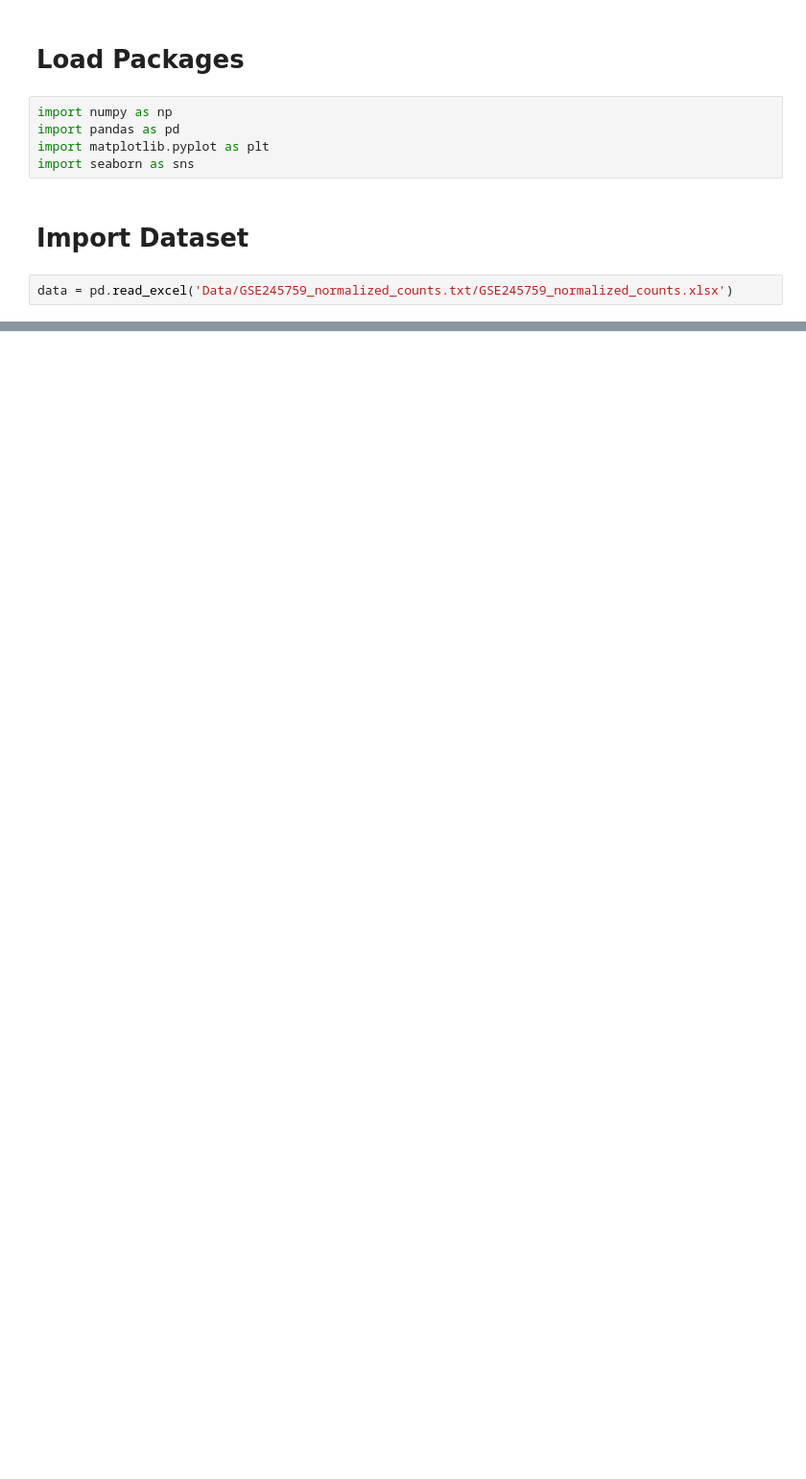
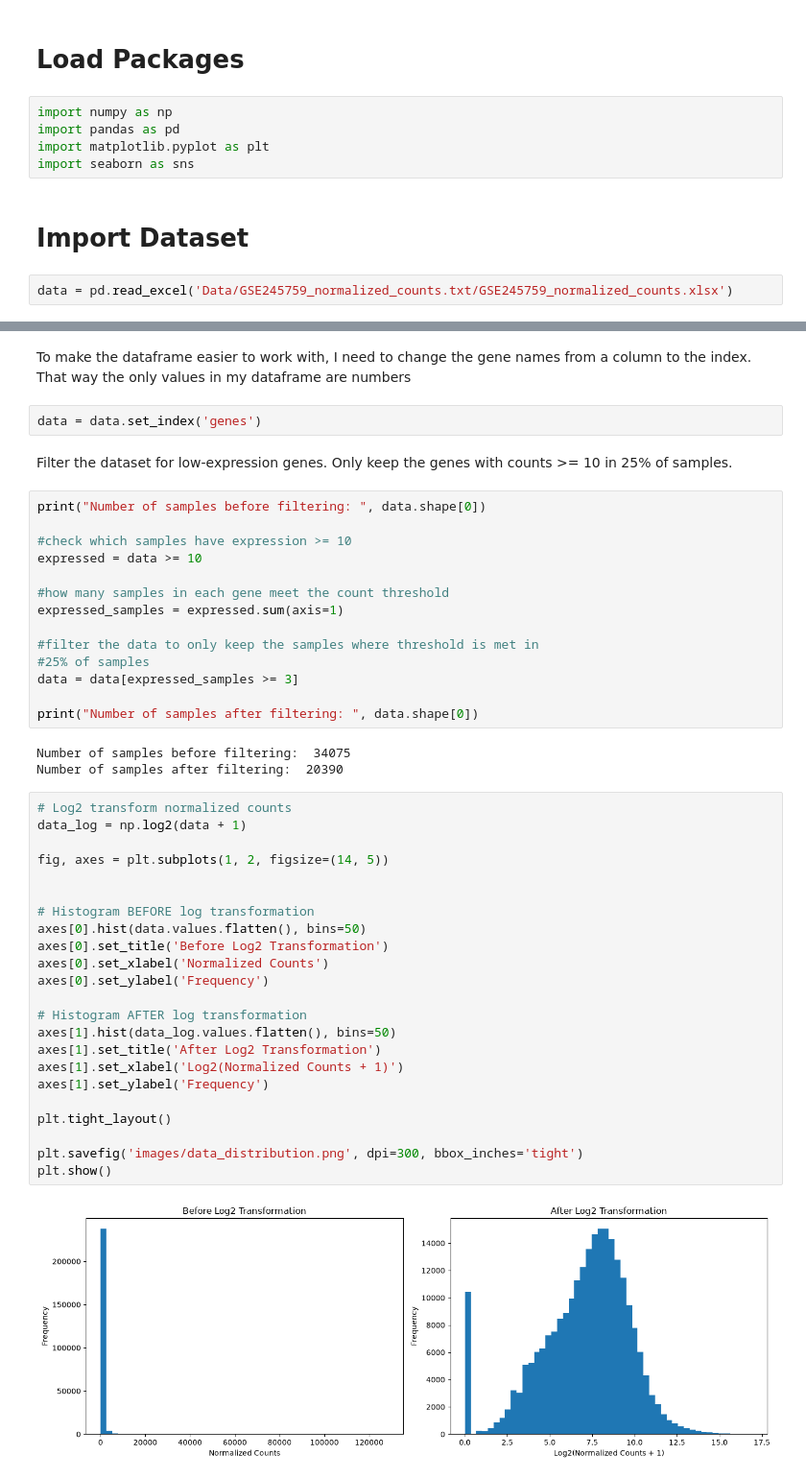
Before and after one commit to caroline-reges/Response-of-Tomato-Plant-to-Salinity-and-Heat-Stress, a Jupyter notebook: Code.ipynb, the cells around one changed output, grey strips where cells are left out. Shown at 96% size. Saved outputs shown, nothing was run; the diff lists cells and outputs as text; blank space fills up the shorter version.

Commit message:
finishing up data cleaning

```diff
--- a/Code.ipynb
+++ b/Code.ipynb
@@ -16,2 +17,50 @@ data = pd.read_excel('Data/GSE245759_normalized_counts.txt/GSE245759_normalized_
 data = data.drop(columns = ['CT+Pp-1','CT+Pp-2', 'CT+Pp-3', 'S+Pp-1', 'S+Pp-2', 'S+Pp-3',
                          'HS+Pp-1','HS+Pp-2', 'HS+Pp-3', 'S+HS+Pp-1', 'S+HS+Pp-2', 'S+HS+Pp-3' ])
+# %% [markdown]
+To make the dataframe easier to work with, I need to change the gene names from a column to the index. That way the only values in my dataframe are numbers
+# %%
+data = data.set_index('genes')
+# %% [markdown]
+Filter the dataset for low-expression genes. Only keep the genes with counts >= 10 in 25% of samples.
+# %%
+print("Number of samples before filtering: ", data.shape[0])
+
+#check which samples have expression >= 10
+expressed = data >= 10
+
+#how many samples in each gene meet the count threshold
+expressed_samples = expressed.sum(axis=1)
+
+#filter the data to only keep the samples where threshold is met in
+#25% of samples
+data = data[expressed_samples >= 3]
+
+print("Number of samples after filtering: ", data.shape[0])
+# %% [output]
+Number of samples before filtering:  34075
+Number of samples after filtering:  20390
+# %%
+# Log2 transform normalized counts
+data_log = np.log2(data + 1)
+
+fig, axes = plt.subplots(1, 2, figsize=(14, 5))
+
+
+# Histogram BEFORE log transformation
+axes[0].hist(data.values.flatten(), bins=50)
+axes[0].set_title('Before Log2 Transformation')
+axes[0].set_xlabel('Normalized Counts')
+axes[0].set_ylabel('Frequency')
+
+# Histogram AFTER log transformation
+axes[1].hist(data_log.values.flatten(), bins=50)
+axes[1].set_title('After Log2 Transformation')
+axes[1].set_xlabel('Log2(Normalized Counts + 1)')
+axes[1].set_ylabel('Frequency')
+
+plt.tight_layout()
+
+plt.savefig('images/data_distribution.png', dpi=300, bbox_inches='tight')
+plt.show()
+# %% [output]
+[figure, added]
```
Also changed, not shown: parts of 2 cells of this notebook, 2 other files.
